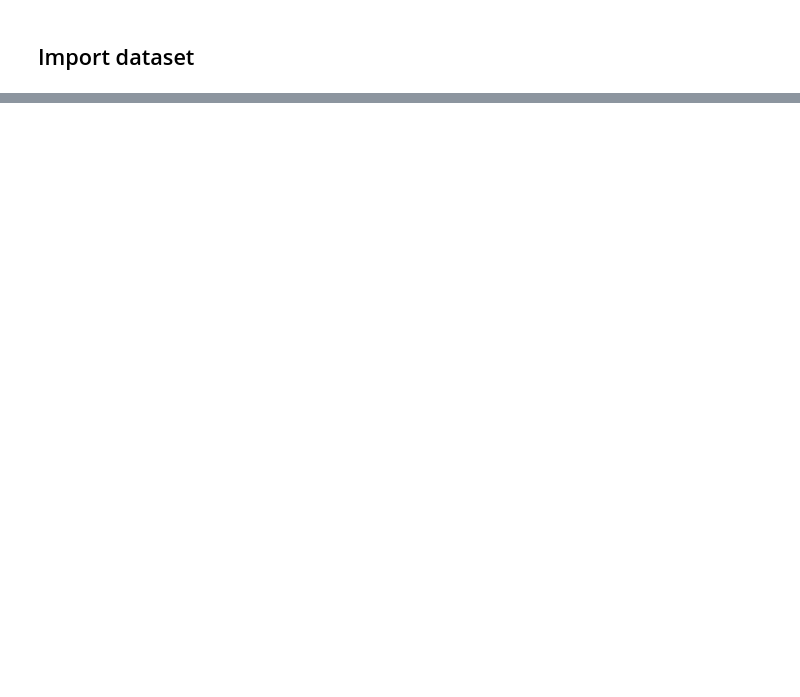
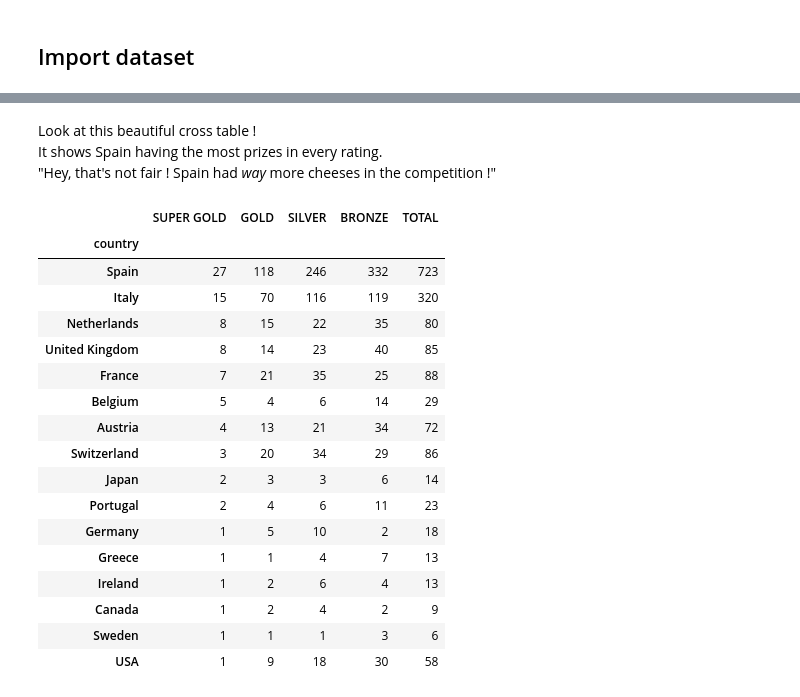
Before and after one commit to NanoClem/world-cheese-awards-analysis, a Jupyter notebook: world_cheese_awards_2021_EDA.ipynb, the cells around one changed output, grey strips where cells are left out. Saved outputs shown, nothing was run; the diff lists cells and outputs as text; code cells hidden in the pictures; blank space fills up the shorter version.

```diff
--- a/world_cheese_awards_2021_EDA.ipynb
+++ b/world_cheese_awards_2021_EDA.ipynb
@@ -81,0 +187,58 @@ df.tail(n=10)
+# %%
+df_ratings = df[['country', 'rating']]
+ratings = ['SUPER GOLD', 'GOLD', 'SILVER', 'BRONZE']
+n = 100
+# %%
+def get_top_countries(df: pd.DataFrame, rating_cat: str, n: int=5):
+    """d"""
+    coutries_rt = df[df.rating == rating_cat].groupby('country').rating.count()
+    sorted_rt = coutries_rt.sort_values(ascending=False)
+    df_rt = sorted_rt.to_frame(name=rating_cat).reset_index()
+    return df_rt.head(n)
+# %%
+def get_top_ranking(df, rating_cats: list[str], n: int=5) -> pd.DataFrame:
+    """d"""
+    top_all_rt = None
+
+    for rt in rating_cats:
+        top_rt = get_top_countries(df, rt, n)
+
+        if top_all_rt is None:
+            top_all_rt = top_rt
+        else:
+            top_all_rt = top_all_rt.merge(top_rt, how='inner', on='country').fillna(0)   # TODO : fix ommited values by merging
+
+    # Additional columns
+    total = top_all_rt.sum(axis=1, numeric_only=True)
+    top_all_rt['TOTAL'] = total                     # total number of prizes per country
+
+    top_all_rt = top_all_rt.set_index('country')    # set country as index
+    top_all_rt = top_all_rt.astype(int)             # cast all columns to int
+
+    return top_all_rt
+# %% [markdown]
+Look at this beautiful cross table !
+It shows Spain having the most prizes in every rating.
+"Hey, that's not fair ! Spain had *way* more cheeses in the competition !"
+# %%
+top_all = get_top_ranking(df_ratings, ratings, n)
+top_all.sort_values(by='SUPER GOLD', ascending=False)
+# %% [output]
+|  | SUPER GOLD | GOLD | SILVER | BRONZE | TOTAL |
+| country |  |  |  |  |  |
+| Spain | 27 | 118 | 246 | 332 | 723 |
+| Italy | 15 | 70 | 116 | 119 | 320 |
+| Netherlands | 8 | 15 | 22 | 35 | 80 |
+| United Kingdom | 8 | 14 | 23 | 40 | 85 |
+| France | 7 | 21 | 35 | 25 | 88 |
+| Belgium | 5 | 4 | 6 | 14 | 29 |
+| Austria | 4 | 13 | 21 | 34 | 72 |
+| Switzerland | 3 | 20 | 34 | 29 | 86 |
+| Japan | 2 | 3 | 3 | 6 | 14 |
+| Portugal | 2 | 4 | 6 | 11 | 23 |
+| Germany | 1 | 5 | 10 | 2 | 18 |
+| Greece | 1 | 1 | 4 | 7 | 13 |
+| Ireland | 1 | 2 | 6 | 4 | 13 |
+| Canada | 1 | 2 | 4 | 2 | 9 |
+| Sweden | 1 | 1 | 1 | 3 | 6 |
+| USA | 1 | 9 | 18 | 30 | 58 |
```
Also changed, not shown: parts of 26 cells of this notebook.
